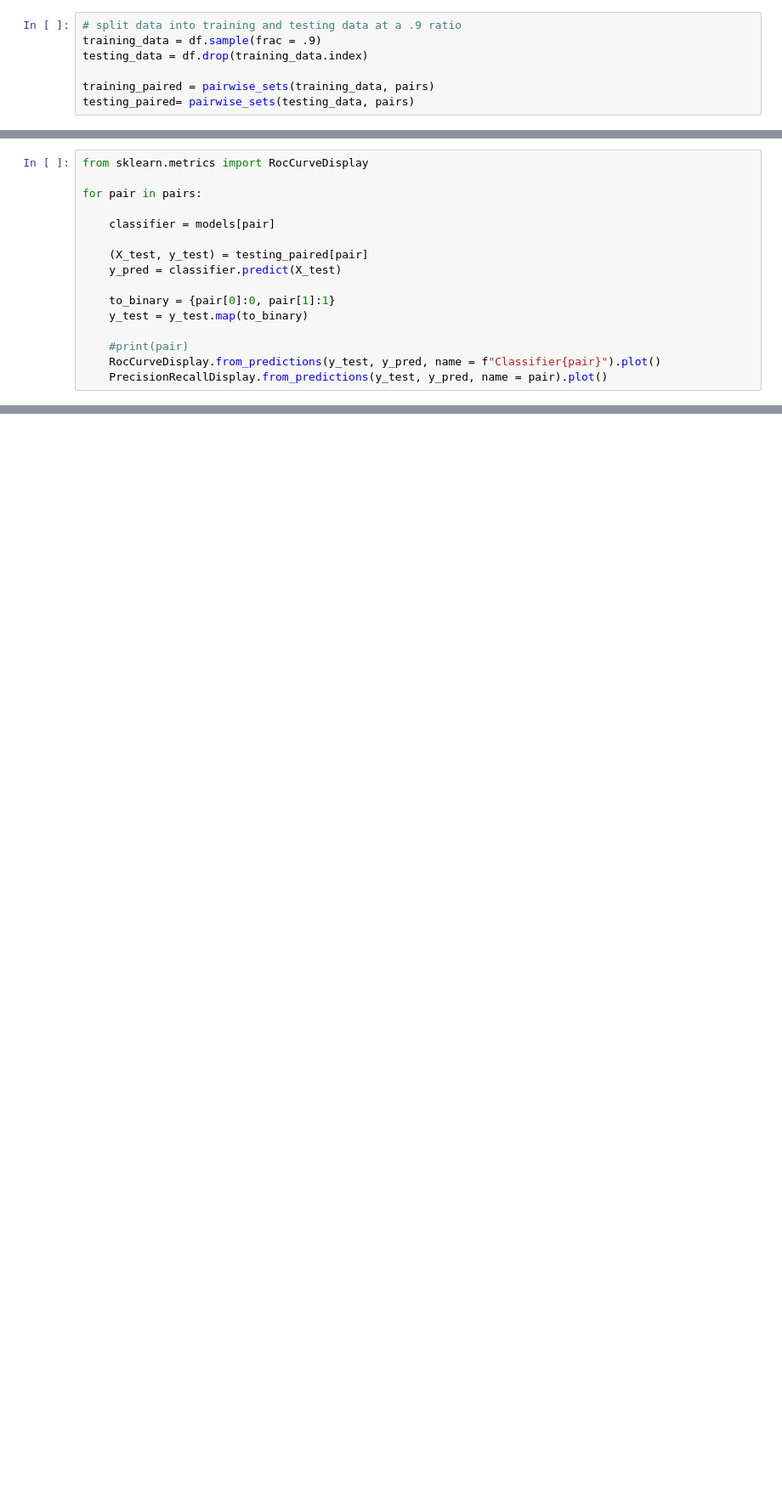
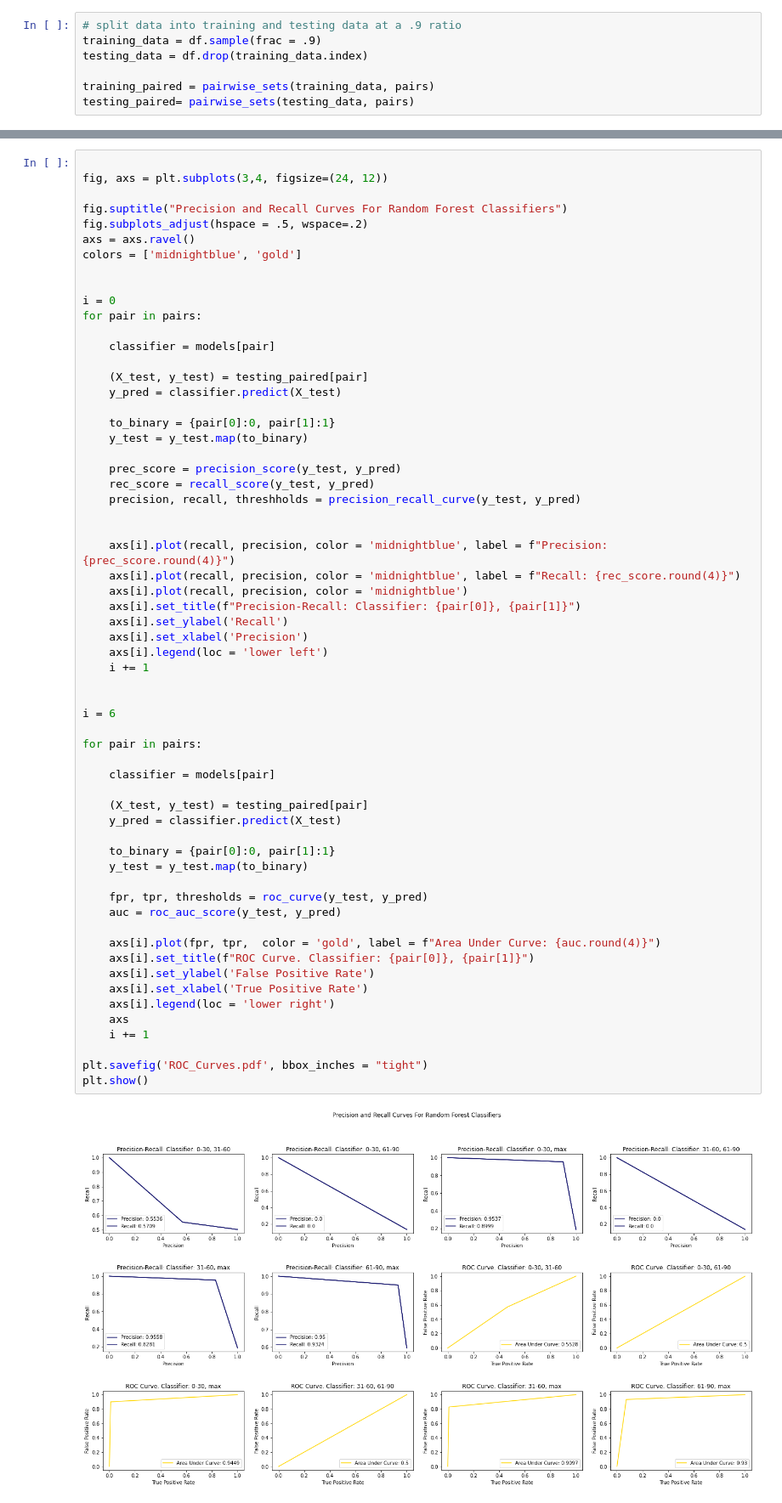
Before and after one commit to oaf9/Machine-Learning-Methods-for-Bus-Routes-and-Traffic, a Jupyter notebook: traffic_1.ipynb, the cells around one changed output, grey strips where cells are left out. Shown: that part at 85% size. Saved outputs shown, nothing was run; the diff lists cells and outputs as text; blank space fills up the shorter version.

```diff
--- a/traffic_1.ipynb
+++ b/traffic_1.ipynb
@@ -220,16 +260,0 @@ for pair in pairs:
-# %%
-from sklearn.metrics import RocCurveDisplay
-
-for pair in pairs:
-
-    classifier = models[pair]
-
-    (X_test, y_test) = testing_paired[pair]
-    y_pred = classifier.predict(X_test)
-
-    to_binary = {pair[0]:0, pair[1]:1}
-    y_test = y_test.map(to_binary)
-
-    #print(pair)
-    RocCurveDisplay.from_predictions(y_test, y_pred, name = f"Classifier{pair}").plot()
-    PrecisionRecallDisplay.from_predictions(y_test, y_pred, name = pair).plot()
@@ -250 +269,64 @@ for pair in pairs:
+# %%
+
+fig, axs = plt.subplots(3,4, figsize=(24, 12))
+
+fig.suptitle("Precision and Recall Curves For Random Forest Classifiers")
+fig.subplots_adjust(hspace = .5, wspace=.2)
+axs = axs.ravel()
+colors = ['midnightblue', 'gold']
+
+
+i = 0
+for pair in pairs:
+
+    classifier = models[pair]
+
+    (X_test, y_test) = testing_paired[pair]
+    y_pred = classifier.predict(X_test)
+
+    to_binary = {pair[0]:0, pair[1]:1}
+    y_test = y_test.map(to_binary)
+
+    prec_score = precision_score(y_test, y_pred)
+    rec_score = recall_score(y_test, y_pred)
+    precision, recall, threshholds = precision_recall_curve(y_test, y_pred)
+
+
+    axs[i].plot(recall, precision, color = 'midnightblue', label = f"Precision: {prec_score.round(4)}")
+    axs[i].plot(recall, precision, color = 'midnightblue', label = f"Recall: {rec_score.round(4)}")
+    axs[i].plot(recall, precision, color = 'midnightblue')
+    axs[i].set_title(f"Precision-Recall: Classifier: {pair[0]}, {pair[1]}")
+    axs[i].set_ylabel('Recall')
+    axs[i].set_xlabel('Precision')
+    axs[i].legend(loc = 'lower left')
+    i += 1
+
+
+i = 6
+
+for pair in pairs:
+
+    classifier = models[pair]
+
+    (X_test, y_test) = testing_paired[pair]
+    y_pred = classifier.predict(X_test)
+
+    to_binary = {pair[0]:0, pair[1]:1}
+    y_test = y_test.map(to_binary)
+
+    fpr, tpr, thresholds = roc_curve(y_test, y_pred)
+    auc = roc_auc_score(y_test, y_pred)
+
+    axs[i].plot(fpr, tpr,  color = 'gold', label = f"Area Under Curve: {auc.round(4)}")
+    axs[i].set_title(f"ROC Curve. Classifier: {pair[0]}, {pair[1]}")
+    axs[i].set_ylabel('False Positive Rate')
+    axs[i].set_xlabel('True Positive Rate')
+    axs[i].legend(loc = 'lower right')
+    axs
+    i += 1
+
+plt.savefig('ROC_Curves.pdf', bbox_inches = "tight")
+plt.show()
+# %% [output]
+[figure, added]
 # %% [markdown]
```
Also changed, not shown: parts of 23 cells of this notebook, 1 other file.
